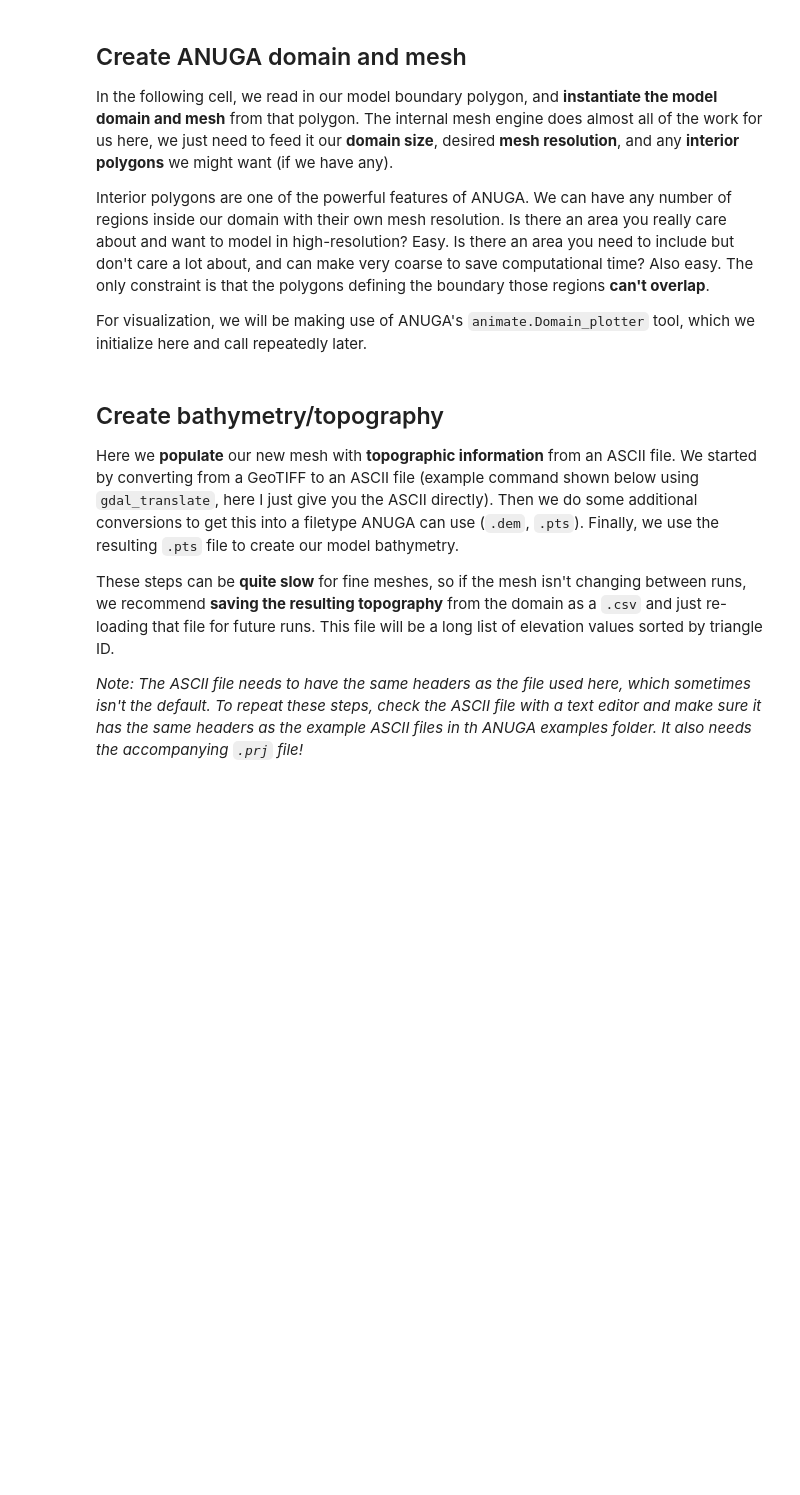
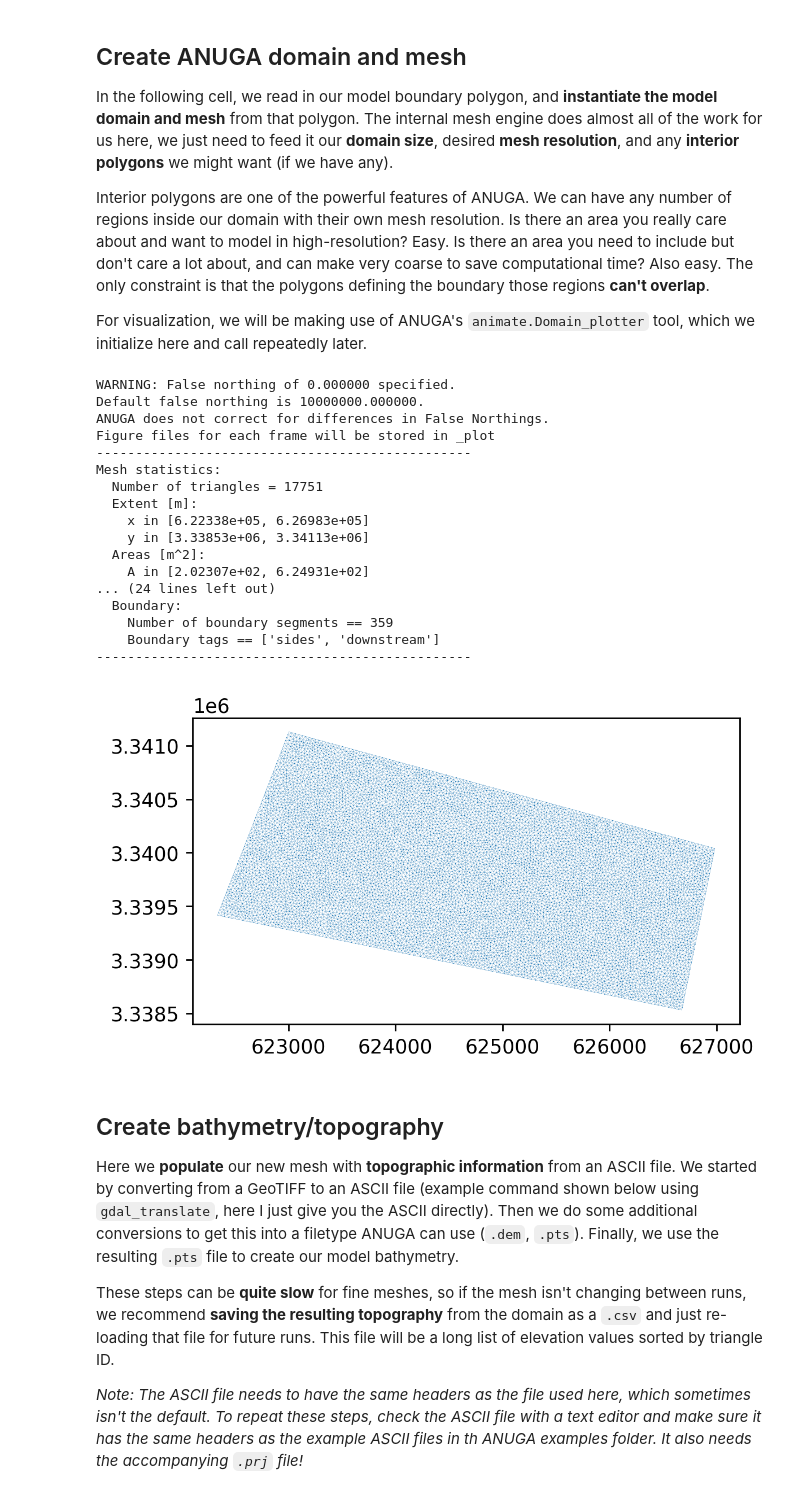
Before and after one commit to suzanatimilsina/ANUGA_OnionCreek_Tutorial, a Jupyter notebook: notebooks/notebook1.ipynb, the cells around one changed output. Cells and saved outputs as stored; diff of their text form; code cells hidden in the pictures; blank space fills up the shorter version.

```diff
--- a/notebooks/notebook1.ipynb
+++ b/notebooks/notebook1.ipynb
@@ -75,38 +113,58 @@ For visualization, we will be making use of ANUGA's `animate.Domain_plotter` too
 bounding_polygon = [[622338.0, 3339415.0], [623005.0, 3341128.0],
                     [626983.0, 3340039.0], [626675.0, 3338530.0]]
 
 # Assign a name to the different kinds of boundaries, needed for BCs later
 boundary_tags={'sides': [0,1,3], 'downstream': [2]} # ID of segments, not points
 
 # ---------------Define Geo Reference-------------------
 geo_reference = anuga.Geo_reference(zone=14,
                                     datum='wgs84',
                                     projection='UTM',
                                     false_easting=500000,
                                     false_northing=0)
 
 # Mesh Resolution (max area of triangles in each given region)
-base_res = 100. # Areas we somewhat care about
+base_res = 625. # Areas we somewhat care about
 
 # ---------------Generate domain and mesh---------------
 domain = anuga.create_domain_from_regions(bounding_polygon, boundary_tags,
                                           maximum_triangle_area=base_res,
                                           mesh_geo_reference=geo_reference,
                                           mesh_filename = 'onion.msh')
+
 # Comment out the interior region command to see what the mesh
 # looks like without these features
-domain.set_name('OnionCreek')
-domain.set_flow_algorithm('DE1')
-domain.set_minimum_allowed_height(0.02)  # Only store heights > 2 cm
+# domain.set_name('OnionCreek')
+# domain.set_flow_algorithm('DE1')
+# domain.set_minimum_allowed_height(0.02)  # Only store heights > 2 cm
 
 # Plot mesh
 fig = plt.figure(figsize=(5, 5), dpi=250, facecolor='w', edgecolor='k')
 dplotter = animate.Domain_plotter(domain)
 plt.triplot(dplotter.triang, linewidth=0.1);
 plt.axis('scaled')
 
 # Print out some descriptive statistics of our mesh cells
-print domain.statistics()
+print(domain.statistics())
+# %% [output]
+WARNING: False northing of 0.000000 specified.
+Default false northing is 10000000.000000.
+ANUGA does not correct for differences in False Northings.
+Figure files for each frame will be stored in _plot
+------------------------------------------------
+Mesh statistics:
+  Number of triangles = 17751
+  Extent [m]:
+    x in [6.22338e+05, 6.26983e+05]
+    y in [3.33853e+06, 3.34113e+06]
+  Areas [m^2]:
+    A in [2.02307e+02, 6.24931e+02]
+... (24 lines left out)
+  Boundary:
+    Number of boundary segments == 359
+    Boundary tags == ['sides', 'downstream']
+------------------------------------------------
+[figure, added]
 # %% [markdown]
 ## Create bathymetry/topography
 
```
Also changed, not shown: parts of 21 cells of this notebook, 1 other file.
